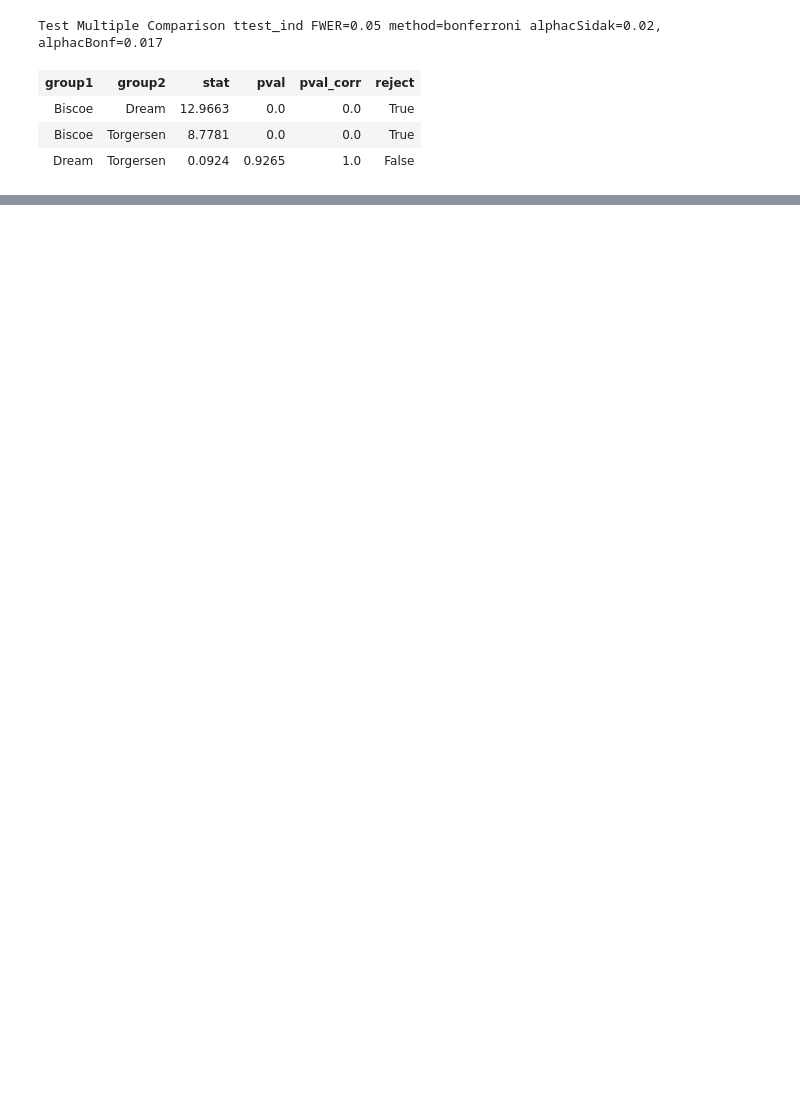
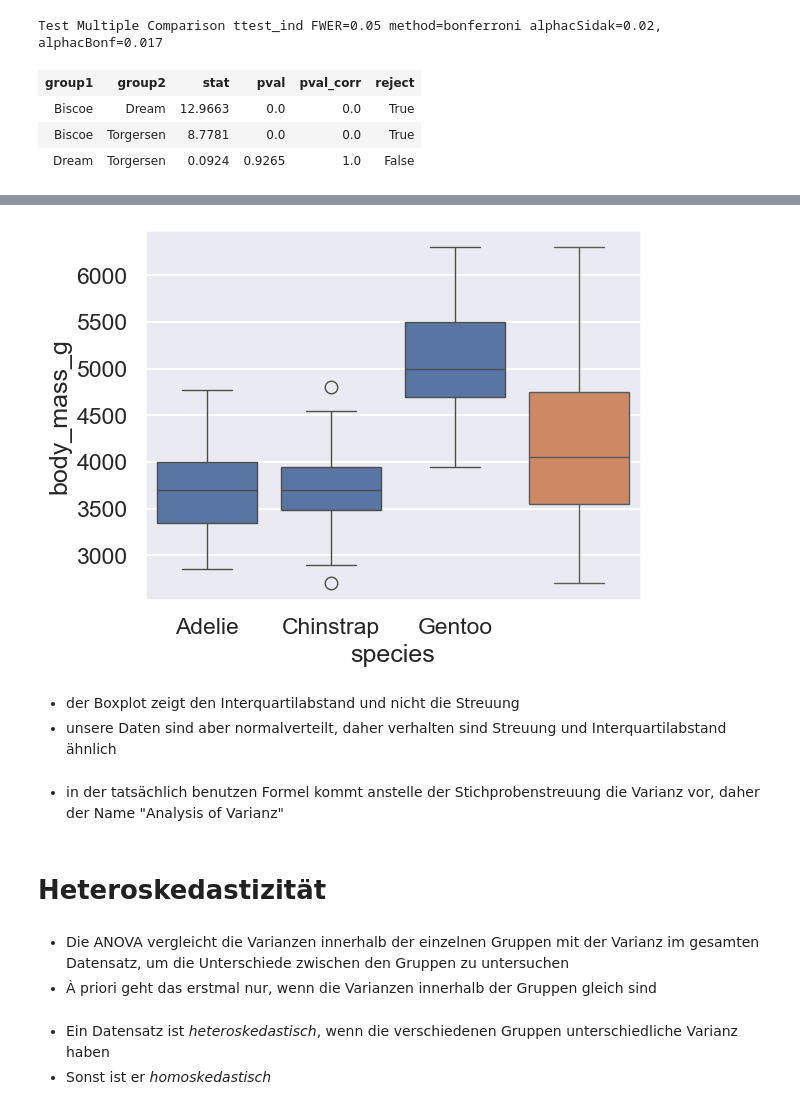
Before and after one commit to Ruediger-Braun/mfb2526, a Jupyter notebook: lektion22.ipynb, the cells around one changed output, grey strips where cells are left out. Drawn from its saved outputs; the diff is of its cells as text; code cells hidden in the pictures; blank space fills up the shorter version.

```diff
--- a/lektion22.ipynb
+++ b/lektion22.ipynb
@@ -288,0 +379,18 @@ Test Multiple Comparison ttest_ind FWER=0.05 method=bonferroni alphacSidak=0.02,
+# %%
+sns.boxplot(pingus_mit_gewichtsangabe, y="body_mass_g", ax=ax)
+ax.figure
+# %% [output]
+[figure, added]
+# %% [markdown]
+* der Boxplot zeigt den Interquartilabstand und nicht die Streuung
+* unsere Daten sind aber normalverteilt, daher verhalten sind Streuung und Interquartilabstand ähnlich
+# %% [markdown]
+* in der tatsächlich benutzen Formel kommt anstelle der Stichprobenstreuung die Varianz vor, daher der Name "Analysis of Varianz"
+# %% [markdown]
+# Heteroskedastizität
+# %% [markdown]
+* Die ANOVA vergleicht die Varianzen innerhalb der einzelnen Gruppen mit der Varianz im gesamten Datensatz, um die Unterschiede zwischen den Gruppen zu untersuchen
+* À priori geht das erstmal nur, wenn die Varianzen innerhalb der Gruppen gleich sind
+# %% [markdown]
+* Ein Datensatz ist *heteroskedastisch*, wenn die verschiedenen Gruppen unterschiedliche Varianz haben
+* Sonst ist er *homoskedastisch*
```
Also changed, not shown: parts of 53 cells of this notebook, 1 other file.
